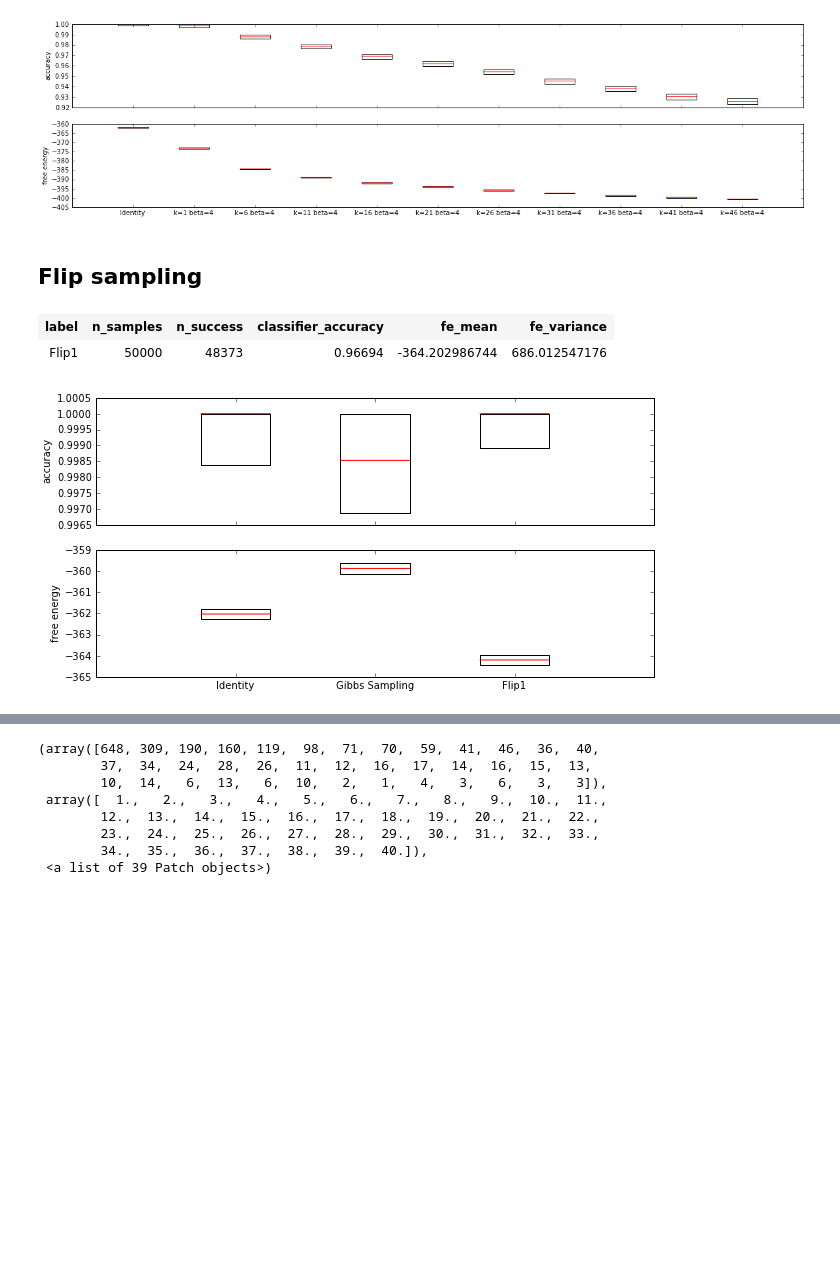
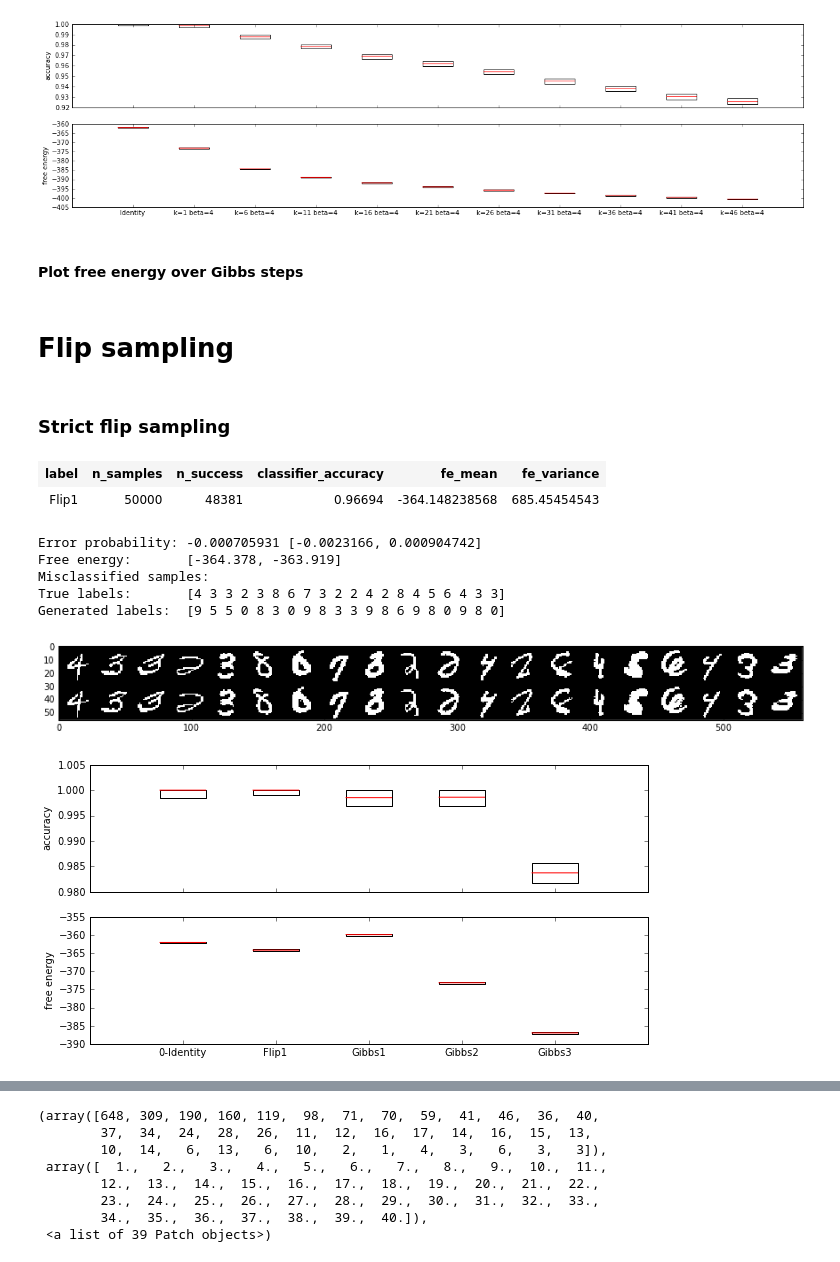
Before and after one commit to surban/ml, a Jupyter notebook: notebooks/rbm-stability.ipynb, the cells around one changed output, grey strips where cells are left out. Cells and saved outputs as stored; diff of their text form; code cells hidden in the pictures; blank space fills up the shorter version.

```diff
--- a/notebooks/rbm-stability.ipynb
+++ b/notebooks/rbm-stability.ipynb
@@ -100,14 +96,12 @@ True labels:       [9 9 2 4 3 3 9 3 6 2 4 9 4 9 9 3 3 1 7 3]
 Generated labels:  [3 4 8 9 5 5 4 5 0 0 0 8 0 8 8 8 8 8 3 9]
 [figure]
 # %%
-gibbs2_X=common.util.map(X, 1000, lambda x: myrbm.gibbs_sample(x, k=10, beta=2)[0],
-                         caption="Generating samples")
-gibbs2_stab = rbm.sampling.generation_accuracy("Gibbs2", ref_predict, myrbm,
-                                               X, Z, ref_Z,
-                                               gen_X=gibbs2_X)
-#figsize(15,7)
-#gibbs2_stab.output_errors(20)
-figsize(10,5)
-rbm.sampling.plot_stability([id_stab, gibbs_stab, gibbs2_stab])
+sX = common.util.map(X, 1000, lambda x: myrbm.gibbs_sample(x, k=1, beta=4)[0])
+stabs['Gibbs2'] = rbm.sampling.generation_accuracy("Gibbs2", ref_predict, myrbm,
+                                                   X, Z, ref_Z,
+                                                   gen_X=sX)
+figsize(15,7)
+stabs['Gibbs2'].output_errors(20)
+show_stabs()
 # %% [output]
 | label | n_samples | n_success | classifier_accuracy | fe_mean | fe_variance |
@@ -115,0 +116,8 @@ rbm.sampling.plot_stability([id_stab, gibbs_stab, gibbs2_stab])
+# %%
+sX = common.util.map(X, 1000, lambda x: myrbm.gibbs_sample(x, k=10, beta=8)[0])
+stabs['Gibbs3'] = rbm.sampling.generation_accuracy("Gibbs3", ref_predict, myrbm,
+                                                   X, Z, ref_Z,
+                                                   gen_X=sX)
+figsize(15,7)
+stabs['Gibbs3'].output_errors(20)
+show_stabs()
@@ -116,5 +136,5 @@ rbm.sampling.plot_stability([id_stab, gibbs_stab, gibbs2_stab])
 # %%
-stabs = []
+vstabs = []
 for k in range(1,50,5):
     for beta in np.linspace(1,4,10):
         beta=float(beta)
@@ -126,12 +146,14 @@ for k in range(1,50,5):
                                                 gen_X=gen_X,
                                                 output_data_line=False, store_samples=False)
         stab.tag = {'k': k, 'beta': beta}
-        stabs.append(stab)
+        vstabs.append(stab)
 
 with gzip.open("gibbs_stab.dat", 'w') as f:
-    pickle.dump(stabs, f, pickle.HIGHEST_PROTOCOL)
+    pickle.dump(vstabs, f, pickle.HIGHEST_PROTOCOL)
 # %%
 figsize(20,5)
 rbm.sampling.plot_stability([id_stab] + [s for s in stabs if s.tag['beta'] == 4])
 # %% [output]
 [figure]
+# %% [markdown]
+#### Plot free energy over Gibbs steps
@@ -138,2 +162,2 @@ rbm.sampling.plot_stability([id_stab] + [s for s in stabs if s.tag['beta'] == 4]
 # %% [markdown]
-## Flip sampling
+# Flip sampling
@@ -166,13 +164,19 @@ def flip_sample(rbm, vis_start, iterations, beta=1):
+# %% [markdown]
+### Strict flip sampling
 # %%
-flip1_X=common.util.map(X, 1000, lambda x: flip_sample(myrbm, x, iterations=100, beta=1))
-#flip1_X=common.util.map(X[0:30000,:], 1000, lambda x: flip_sample(myrbm, x, iterations=100, beta=1))
-flip1_stab = rbm.sampling.generation_accuracy("Flip1", ref_predict, myrbm,
-                                               X, Z, ref_Z,
-                                               gen_X=flip1_X)
-figsize(10,5)
-rbm.sampling.plot_stability([id_stab, gibbs_stab, flip1_stab])
+sX = common.util.map(X, 1000, lambda x: myrbm.strict_flip_sample(x, iterations=100, beta=1))
+stabs['flip1'] = rbm.sampling.generation_accuracy("Flip1", ref_predict, myrbm, X, Z, ref_Z, gen_X=sX)
+figsize(15,7)
+stabs['flip1'].output_errors(20)
+show_stabs()
 # %% [output]
 | label | n_samples | n_success | classifier_accuracy | fe_mean | fe_variance |
-| Flip1 | 50000 | 48373 | 0.96694 | -364.202986744 | 686.012547176 |
+| Flip1 | 50000 | 48381 | 0.96694 | -364.148238568 | 685.45454543 |
+Error probability: -0.000705931 [-0.0023166, 0.000904742]
+Free energy:       [-364.378, -363.919]
+Misclassified samples:
+True labels:       [4 3 3 2 3 8 6 7 3 2 2 4 2 8 4 5 6 4 3 3]
+Generated labels:  [9 5 5 0 8 3 0 9 8 3 3 9 8 6 9 8 0 9 8 0]
-[figure, old version]
+[figure, new version]
+[figure, added]
 # %%
```
Also changed, not shown: parts of 30 cells of this notebook, 5 other files.
